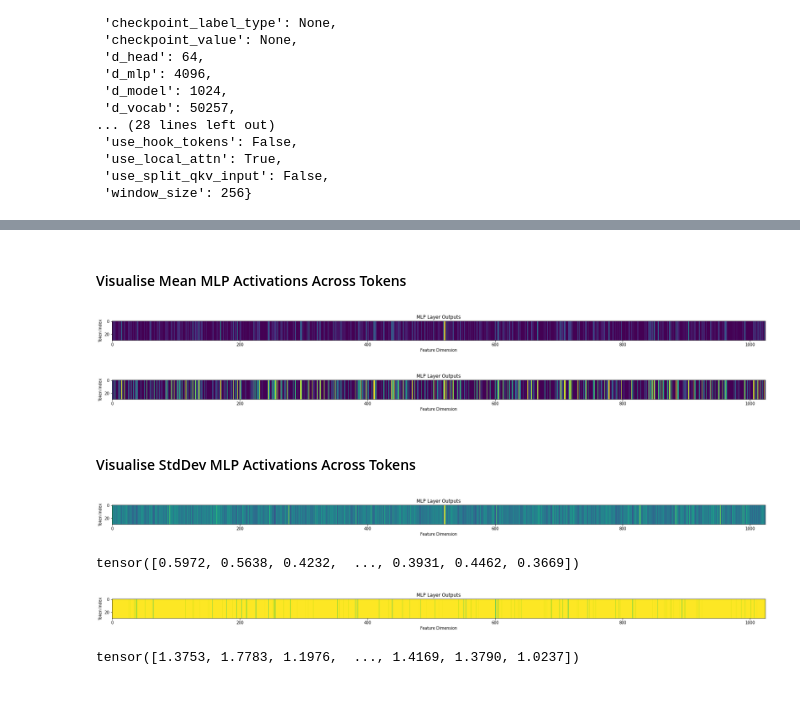
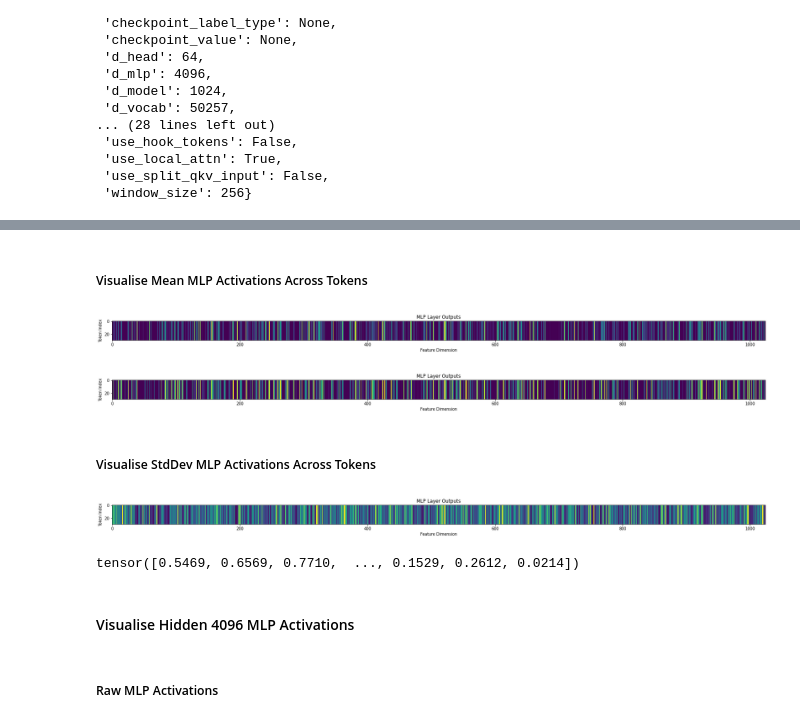
Before and after one commit to MiscellaneousStuff/mech-interp-tinystories, a Jupyter notebook: main.ipynb, the cells around one changed output, grey strips where cells are left out. Saved outputs shown, nothing was run; the diff lists cells and outputs as text; code cells hidden in the pictures; blank space fills up the shorter version.

```diff
--- a/main.ipynb
+++ b/main.ipynb
@@ -77,3 +73,7 @@ output = model.generate(input_ids)
+# %%
+prompt = """Jack and Lily liked to watch the moon at night. They noticed that the moon changed its shape every night. Sometimes the moon was big and round, and sometimes it was"""
+input_ids = tokenizer.encode(prompt, return_tensors="pt")
+output = model.generate(input_ids)
 # %%
 print(output[0])
 output_text = tokenizer.decode(output[0], skip_special_tokens=True)
@@ -93,5 +90,5 @@ Lu
 # %%
-tinystories_text   = """One day, Lucy asks Tom: "I am looking for a banana but I can't find it". Tom says: "Don't"""
+tinystories_text   = prompt
 tinystories_tokens = model.to_tokens(tinystories_text)
 tinystories_logits, tinystories_cache = \
     model.run_with_cache(
@@ -483,28 +537,30 @@ plot_activation(final_out)
 # %% [markdown]
-#### Visualise Mean MLP Activations Across Tokens
+##### Visualise Mean MLP Activations Across Tokens
 # %%
 def plot_mean_activation(data):
     data_mean = data.mean(dim=0)
     data_mean = data_mean.view(1, 1024).repeat(30, 1)
     plot_activation(data_mean, width=30, height=30)
 
-plot_mean_activation(mlp_out_resid)
+plot_mean_activation(mlp_out)
 plot_mean_activation(final_out)
 # %% [output]
-[figure, old version]
+[figure, new version]
-[figure, old version]
+[figure, new version]
 # %% [markdown]
-#### Visualise StdDev MLP Activations Across Tokens
+##### Visualise StdDev MLP Activations Across Tokens
 # %%
 def plot_stddev_activation(data):
     data_stddev = data.std(dim=0)
     plot_activation(
         data_stddev.view(1, 1024).repeat(30, 1), width=30, height=30, plot_range=False)
     print(data_stddev)
-plot_stddev_activation(mlp_out_resid)
-plot_stddev_activation(final_out)
+plot_stddev_activation(mlp_out)
+# plot_stddev_activation(final_out)
 # %% [output]
-[figure, old version]
+[figure, new version]
-tensor([0.5972, 0.5638, 0.4232,  ..., 0.3931, 0.4462, 0.3669])
+tensor([0.5469, 0.6569, 0.7710,  ..., 0.1529, 0.2612, 0.0214])
-[figure, removed]
-tensor([1.3753, 1.7783, 1.1976,  ..., 1.4169, 1.3790, 1.0237])
+# %% [markdown]
+#### Visualise Hidden 4096 MLP Activations
+# %% [markdown]
+##### Raw MLP Activations
```
Also changed, not shown: parts of 44 cells of this notebook, 1 other file.
